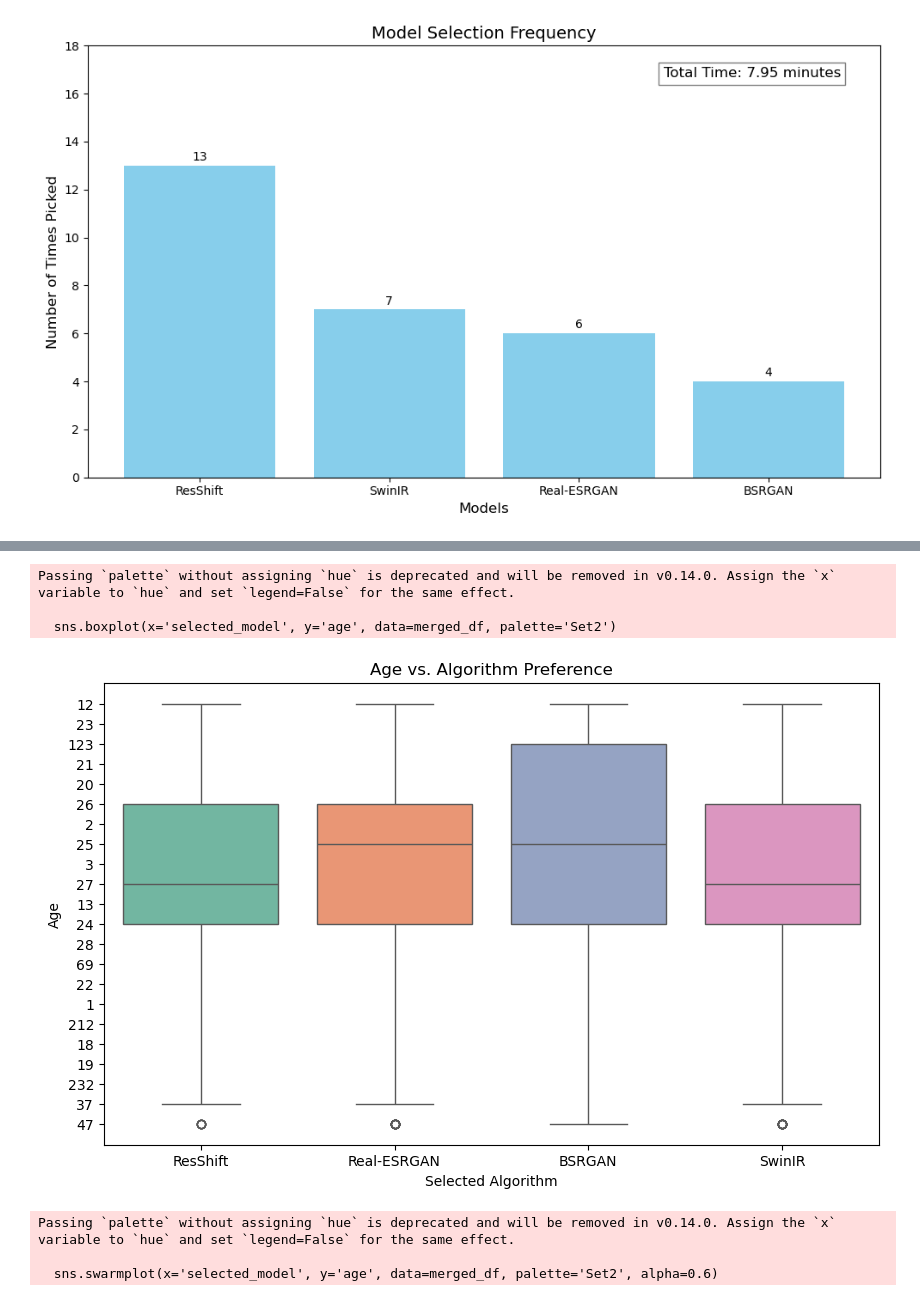
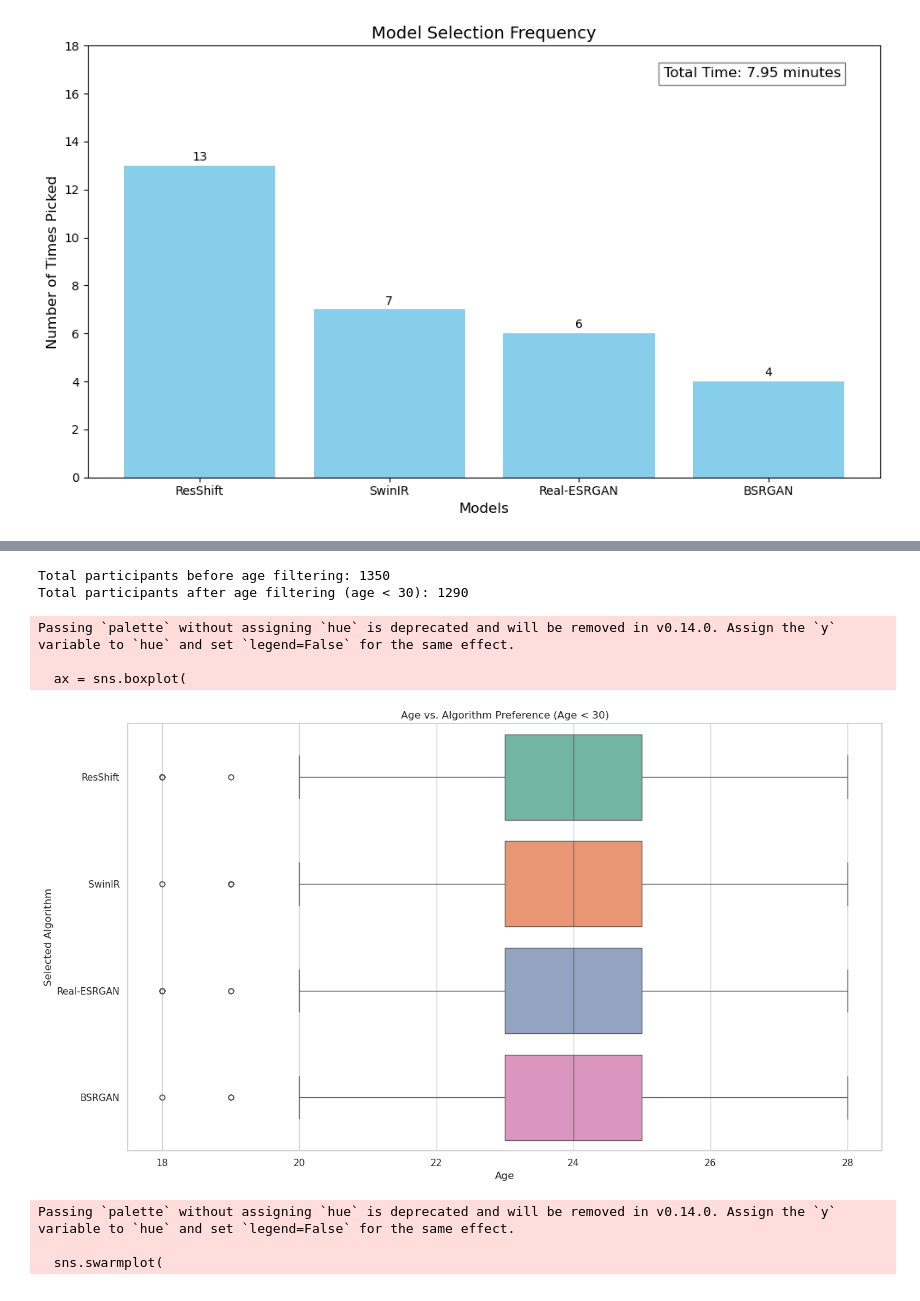
Before and after one commit to hamzafer/super-resolution-color, a Jupyter notebook: visualize_results.ipynb, the cells around one changed output, grey strips where cells are left out. Drawn from its saved outputs; the diff is of its cells as text; code cells hidden in the pictures.

```diff
--- a/visualize_results.ipynb
+++ b/visualize_results.ipynb
@@ -297,25 +410,54 @@ Passing `palette` without assigning `hue` is deprecated and will be removed in v
 # %%
-# Block 8: Preferences and Age Relation
+# Block 8: Preferences and Age Relation (Filtered Age < 30 and Horizontal Plots)
 
-plt.figure(figsize=(10,6))
-sns.boxplot(x='selected_model', y='age', data=merged_df, palette='Set2')
-plt.title('Age vs. Algorithm Preference')
-plt.xlabel('Selected Algorithm')
-plt.ylabel('Age')
+import matplotlib.pyplot as plt
+import seaborn as sns
+
+# Define the maximum age
+max_age = 30
+
+# Filter merged_df to include only participants with age < 30
+filtered_age_df = merged_df[merged_df['age'] < max_age].copy()
+
+print(f"Total participants before age filtering: {merged_df.shape[0]}")
+print(f"Total participants after age filtering (age < {max_age}): {filtered_age_df.shape[0]}")
+
+# Plotting the horizontal boxplot
+plt.figure(figsize=(14,8))
+ax = sns.boxplot(
+    y='selected_model',
+    x='age',
+    data=filtered_age_df,
+    palette='Set2'
+)
+plt.title(f'Age vs. Algorithm Preference (Age < {max_age})')
+plt.xlabel('Age')
+plt.ylabel('Selected Algorithm')
+
+plt.tight_layout()
 plt.show()
 
-# Alternatively, using swarm plot for better visibility
-plt.figure(figsize=(10,6))
-sns.swarmplot(x='selected_model', y='age', data=merged_df, palette='Set2', alpha=0.6)
-plt.title('Age vs. Algorithm Preference')
-plt.xlabel('Selected Algorithm')
-plt.ylabel('Age')
+# Alternatively, using a horizontal swarm plot for better visibility
+plt.figure(figsize=(14,8))
+sns.swarmplot(
+    y='selected_model',
+    x='age',
+    data=filtered_age_df,
+    palette='Set2',
+    alpha=0.6
+)
+plt.title(f'Age vs. Algorithm Preference (Age < {max_age})')
+plt.xlabel('Age')
+plt.ylabel('Selected Algorithm')
+plt.tight_layout()
 plt.show()
 # %% [output]
-Passing `palette` without assigning `hue` is deprecated and will be removed in v0.14.0. Assign the `x` variable to `hue` and set `legend=False` for the same effect.
-
-  sns.boxplot(x='selected_model', y='age', data=merged_df, palette='Set2')
+Total participants before age filtering: 1350
+Total participants after age filtering (age < 30): 1290
+Passing `palette` without assigning `hue` is deprecated and will be removed in v0.14.0. Assign the `y` variable to `hue` and set `legend=False` for the same effect.
+
+  ax = sns.boxplot(
-[figure, old version]
+[figure, new version]
-Passing `palette` without assigning `hue` is deprecated and will be removed in v0.14.0. Assign the `x` variable to `hue` and set `legend=False` for the same effect.
-
-  sns.swarmplot(x='selected_model', y='age', data=merged_df, palette='Set2', alpha=0.6)
+Passing `palette` without assigning `hue` is deprecated and will be removed in v0.14.0. Assign the `y` variable to `hue` and set `legend=False` for the same effect.
+
+  sns.swarmplot(
```
Also changed, not shown: parts of 22 cells of this notebook, 23 other files.
